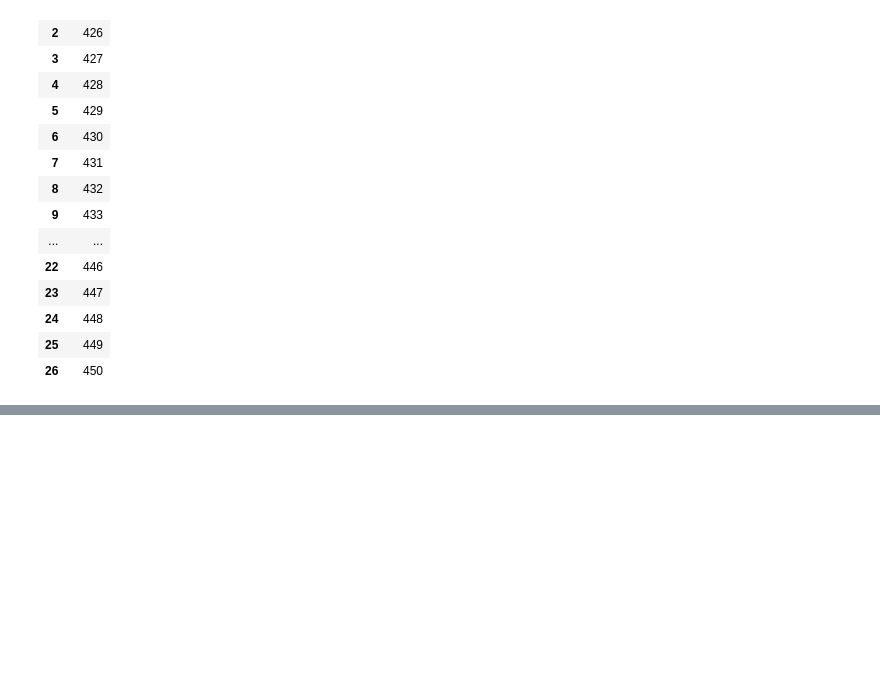
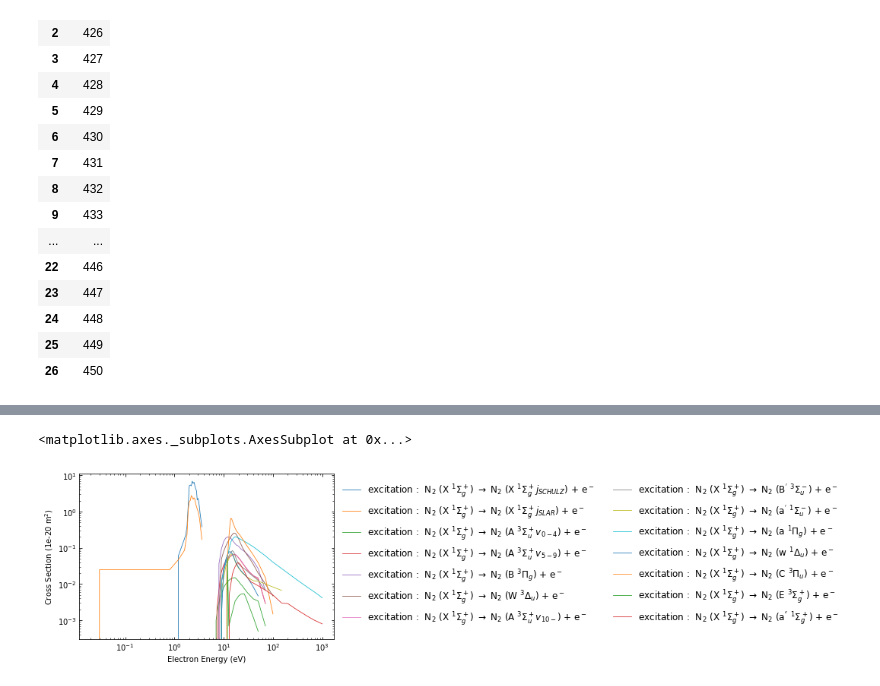
Before and after one commit to USNavalResearchLaboratory/nepc, a Jupyter notebook: examples/phelps.ipynb, the cells around one changed output, grey strips where cells are left out. Cells and saved outputs as stored; diff of their text form; code cells hidden in the pictures; blank space fills up the shorter version.

```diff
--- a/examples/phelps.ipynb
+++ b/examples/phelps.ipynb
@@ -129,0 +130,10 @@ cnx.close()
+# %%
+fig, ax = plt.subplots()
+plotter.plot_nepc_model(ax, n_phelps.cs, 1E-20,
+                        'excitation',
+                        plot_param_dict = {'linewidth':.8},
+                        #xlim_param_dict = {'left': 0.01, 'right': 120.0},
+                        ylog=True, xlog=True, max_plots=20, width=8, height=4)
+# %% [output]
+<matplotlib.axes._subplots.AxesSubplot at 0x...>
+[figure, added]
```
Also changed, not shown: parts of 4 cells of this notebook, 29 other files.
